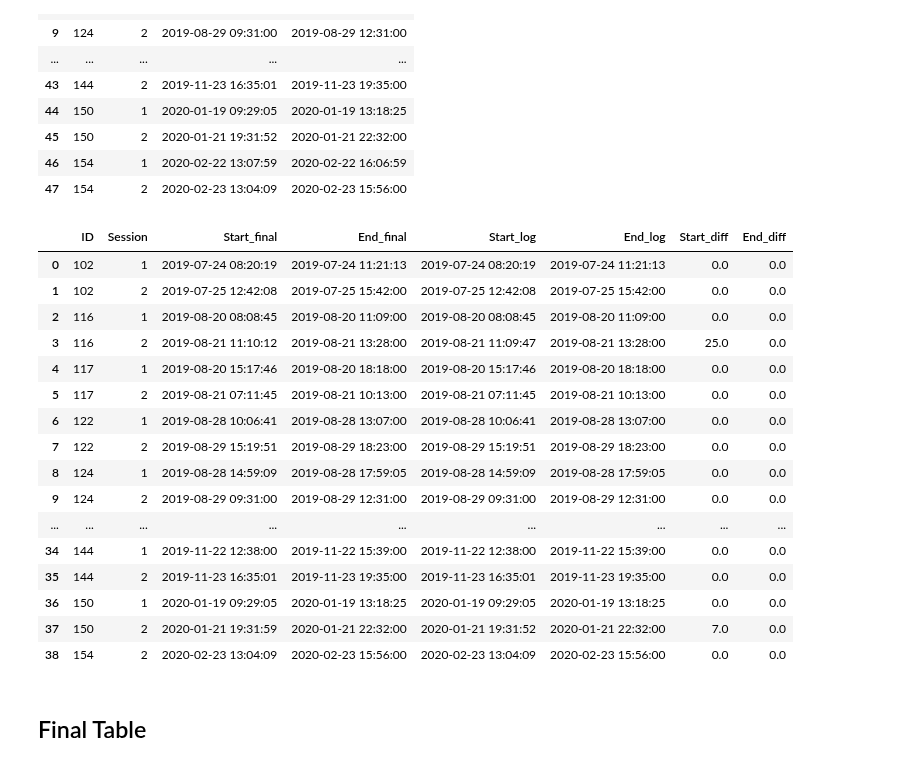
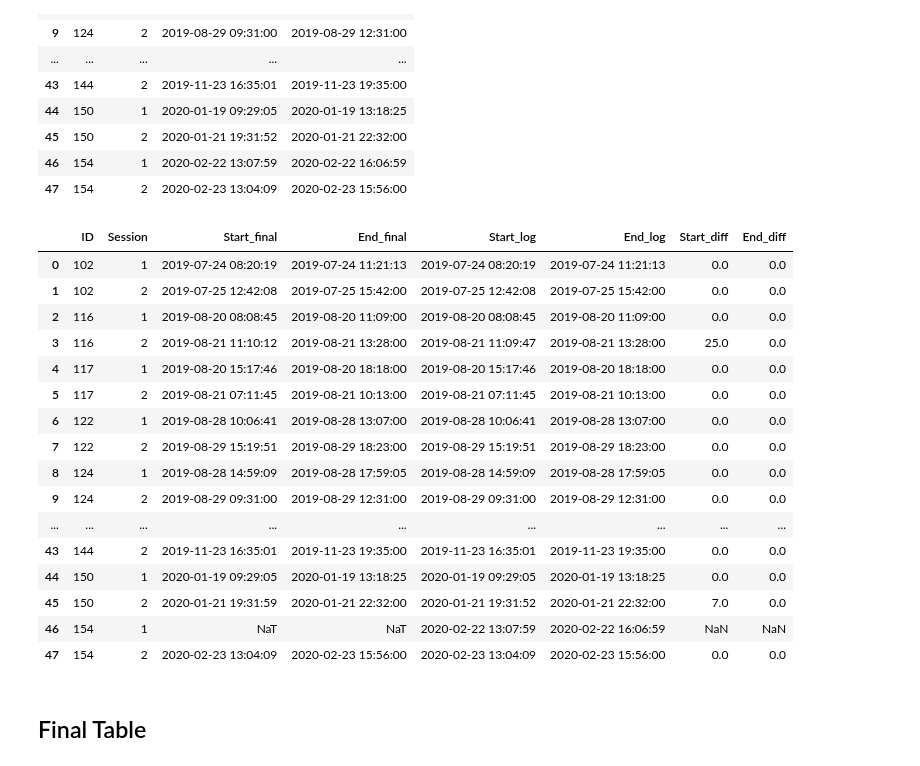
Before and after one commit to ksirohi7/DATA451-Steps, a Jupyter notebook: merge_behavior_steps.ipynb, the cells around one changed output. Drawn from its saved outputs; the diff is of its cells as text; code cells hidden in the pictures.

Commit message:
Updated merge ground truth notebook

```diff
--- a/merge_behavior_steps.ipynb
+++ b/merge_behavior_steps.ipynb
@@ -626,25 +626,25 @@ log
 | 46 | 154 | 1 | 2020-02-22 13:07:59 | 2020-02-22 16:06:59 |
 | 47 | 154 | 2 | 2020-02-23 13:04:09 | 2020-02-23 15:56:00 |
 # %%
-log_compare = final_start_end.merge(log, on=["ID", "Session"], how="left", suffixes=("_final", "_log"))
+log_compare = final_start_end.merge(log, on=["ID", "Session"], how="outer", suffixes=("_final", "_log"))
 log_compare["Start_diff"] = (log_compare["Start_final"] - log_compare["Start_log"]).dt.total_seconds()
 log_compare["End_diff"] = (log_compare["End_final"] - log_compare["End_log"]).dt.total_seconds()
 log_compare
 # %% [output]
 |  | ID | Session | Start_final | End_final | Start_log | End_log | Start_diff | End_diff |
 | 0 | 102 | 1 | 2019-07-24 08:20:19 | 2019-07-24 11:21:13 | 2019-07-24 08:20:19 | 2019-07-24 11:21:13 | 0.0 | 0.0 |
 | 1 | 102 | 2 | 2019-07-25 12:42:08 | 2019-07-25 15:42:00 | 2019-07-25 12:42:08 | 2019-07-25 15:42:00 | 0.0 | 0.0 |
 | 2 | 116 | 1 | 2019-08-20 08:08:45 | 2019-08-20 11:09:00 | 2019-08-20 08:08:45 | 2019-08-20 11:09:00 | 0.0 | 0.0 |
 | 3 | 116 | 2 | 2019-08-21 11:10:12 | 2019-08-21 13:28:00 | 2019-08-21 11:09:47 | 2019-08-21 13:28:00 | 25.0 | 0.0 |
 | 4 | 117 | 1 | 2019-08-20 15:17:46 | 2019-08-20 18:18:00 | 2019-08-20 15:17:46 | 2019-08-20 18:18:00 | 0.0 | 0.0 |
 | 5 | 117 | 2 | 2019-08-21 07:11:45 | 2019-08-21 10:13:00 | 2019-08-21 07:11:45 | 2019-08-21 10:13:00 | 0.0 | 0.0 |
 | 6 | 122 | 1 | 2019-08-28 10:06:41 | 2019-08-28 13:07:00 | 2019-08-28 10:06:41 | 2019-08-28 13:07:00 | 0.0 | 0.0 |
 | 7 | 122 | 2 | 2019-08-29 15:19:51 | 2019-08-29 18:23:00 | 2019-08-29 15:19:51 | 2019-08-29 18:23:00 | 0.0 | 0.0 |
 | 8 | 124 | 1 | 2019-08-28 14:59:09 | 2019-08-28 17:59:05 | 2019-08-28 14:59:09 | 2019-08-28 17:59:05 | 0.0 | 0.0 |
 | 9 | 124 | 2 | 2019-08-29 09:31:00 | 2019-08-29 12:31:00 | 2019-08-29 09:31:00 | 2019-08-29 12:31:00 | 0.0 | 0.0 |
 | ... | ... | ... | ... | ... | ... | ... | ... | ... |
-| 34 | 144 | 1 | 2019-11-22 12:38:00 | 2019-11-22 15:39:00 | 2019-11-22 12:38:00 | 2019-11-22 15:39:00 | 0.0 | 0.0 |
-| 35 | 144 | 2 | 2019-11-23 16:35:01 | 2019-11-23 19:35:00 | 2019-11-23 16:35:01 | 2019-11-23 19:35:00 | 0.0 | 0.0 |
-| 36 | 150 | 1 | 2020-01-19 09:29:05 | 2020-01-19 13:18:25 | 2020-01-19 09:29:05 | 2020-01-19 13:18:25 | 0.0 | 0.0 |
-| 37 | 150 | 2 | 2020-01-21 19:31:59 | 2020-01-21 22:32:00 | 2020-01-21 19:31:52 | 2020-01-21 22:32:00 | 7.0 | 0.0 |
-| 38 | 154 | 2 | 2020-02-23 13:04:09 | 2020-02-23 15:56:00 | 2020-02-23 13:04:09 | 2020-02-23 15:56:00 | 0.0 | 0.0 |
+| 43 | 144 | 2 | 2019-11-23 16:35:01 | 2019-11-23 19:35:00 | 2019-11-23 16:35:01 | 2019-11-23 19:35:00 | 0.0 | 0.0 |
+| 44 | 150 | 1 | 2020-01-19 09:29:05 | 2020-01-19 13:18:25 | 2020-01-19 09:29:05 | 2020-01-19 13:18:25 | 0.0 | 0.0 |
+| 45 | 150 | 2 | 2020-01-21 19:31:59 | 2020-01-21 22:32:00 | 2020-01-21 19:31:52 | 2020-01-21 22:32:00 | 7.0 | 0.0 |
+| 46 | 154 | 1 | NaT | NaT | 2020-02-22 13:07:59 | 2020-02-22 16:06:59 | NaN | NaN |
+| 47 | 154 | 2 | 2020-02-23 13:04:09 | 2020-02-23 15:56:00 | 2020-02-23 13:04:09 | 2020-02-23 15:56:00 | 0.0 | 0.0 |
```
Also changed, not shown: parts of 1 cell of this notebook.
